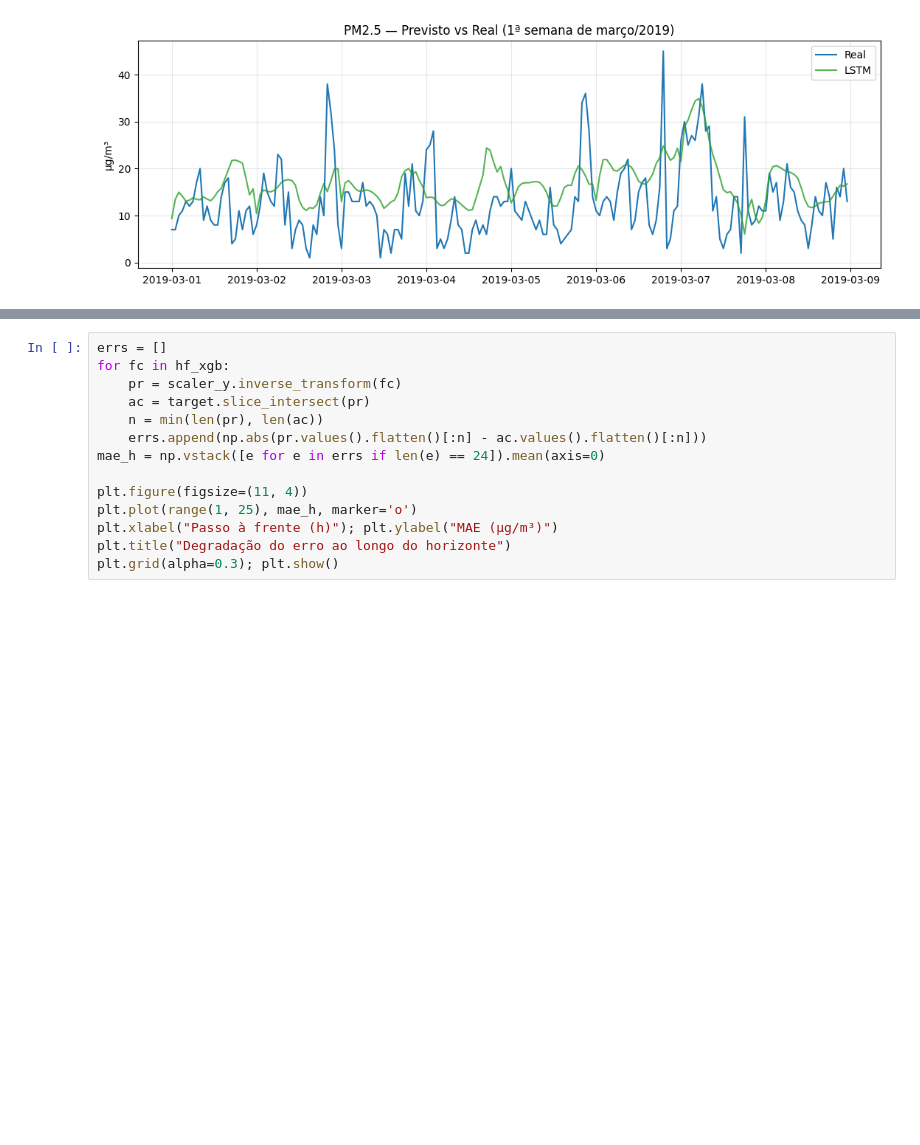
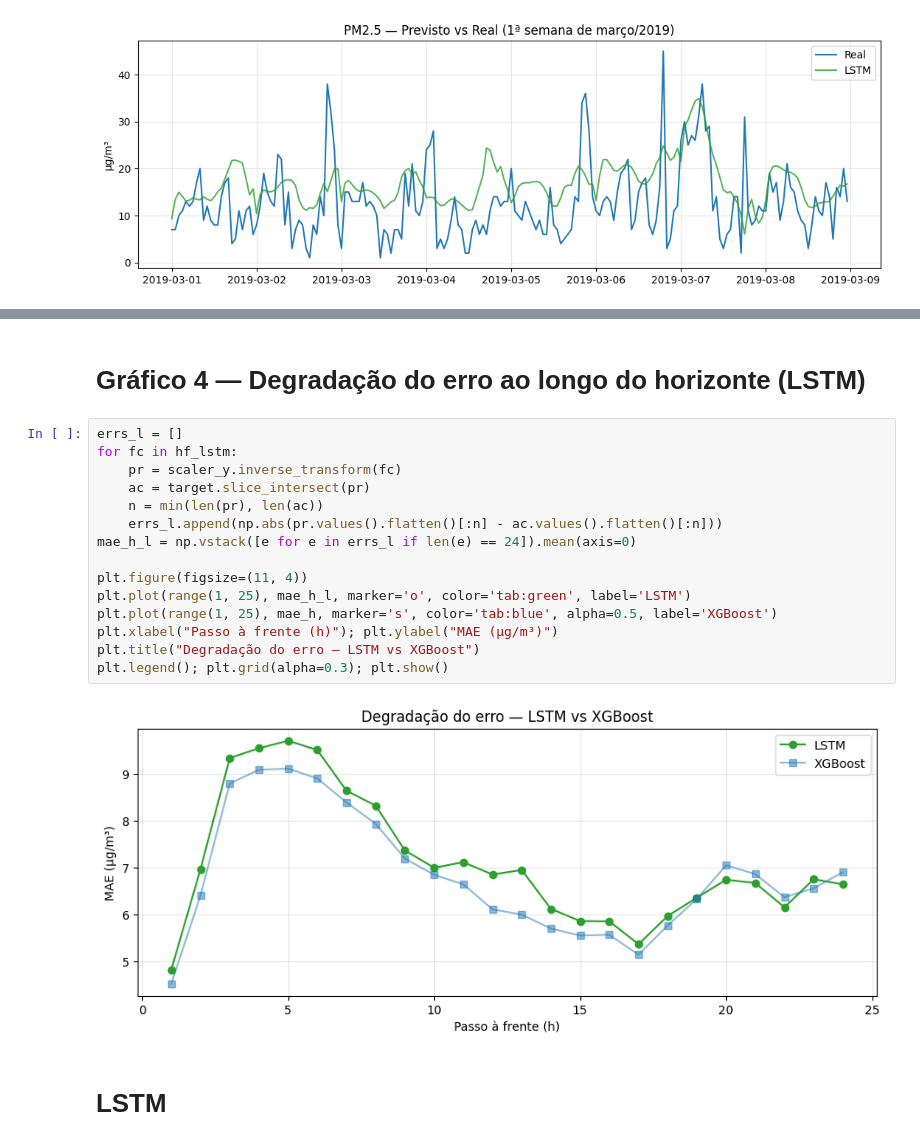
Before and after one commit to izabelcmn/respira_sp, a Jupyter notebook: notebook/Joao_darts.ipynb, the cells around one changed output, grey strips where cells are left out. Saved outputs shown, nothing was run; the diff lists cells and outputs as text; blank space fills up the shorter version.

```diff
--- a/notebook/Joao_darts.ipynb
+++ b/notebook/Joao_darts.ipynb
@@ -334,14 +342,21 @@ plt.grid(alpha=0.3, axis='y'); plt.show()
+# %% [markdown]
+# Gráfico 4 — Degradação do erro ao longo do horizonte (LSTM)
 # %%
-errs = []
-for fc in hf_xgb:
+errs_l = []
+for fc in hf_lstm:
     pr = scaler_y.inverse_transform(fc)
     ac = target.slice_intersect(pr)
     n = min(len(pr), len(ac))
-    errs.append(np.abs(pr.values().flatten()[:n] - ac.values().flatten()[:n]))
-mae_h = np.vstack([e for e in errs if len(e) == 24]).mean(axis=0)
+    errs_l.append(np.abs(pr.values().flatten()[:n] - ac.values().flatten()[:n]))
+mae_h_l = np.vstack([e for e in errs_l if len(e) == 24]).mean(axis=0)
 
 plt.figure(figsize=(11, 4))
-plt.plot(range(1, 25), mae_h, marker='o')
+plt.plot(range(1, 25), mae_h_l, marker='o', color='tab:green', label='LSTM')
+plt.plot(range(1, 25), mae_h, marker='s', color='tab:blue', alpha=0.5, label='XGBoost')
 plt.xlabel("Passo à frente (h)"); plt.ylabel("MAE (µg/m³)")
-plt.title("Degradação do erro ao longo do horizonte")
-plt.grid(alpha=0.3); plt.show()
+plt.title("Degradação do erro — LSTM vs XGBoost")
+plt.legend(); plt.grid(alpha=0.3); plt.show()
+# %% [output]
+[figure, added]
+# %% [markdown]
+# LSTM
```
Also changed, not shown: parts of 6 cells of this notebook, 2 other files.
